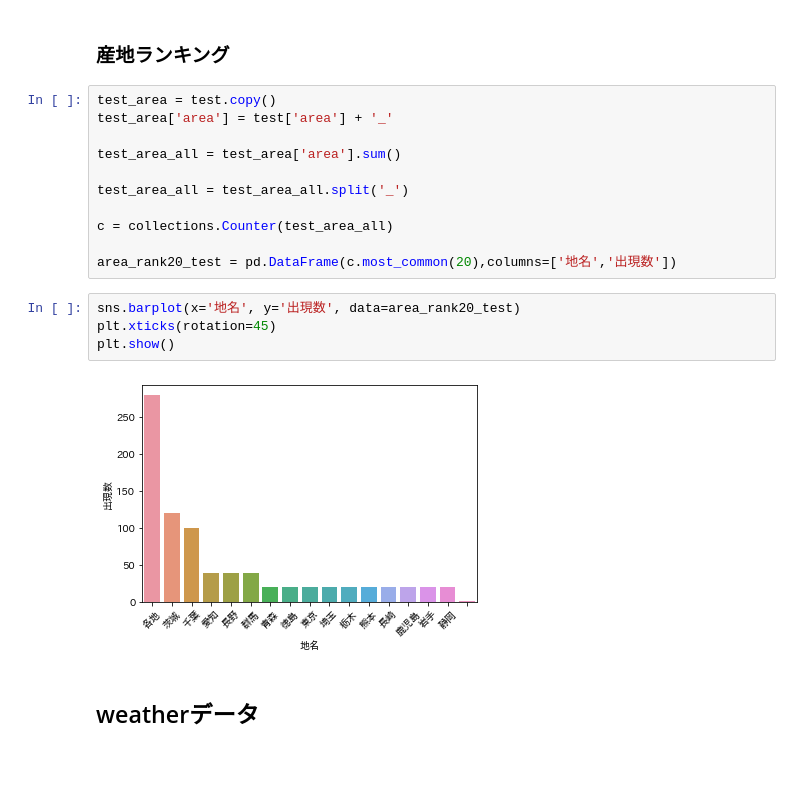
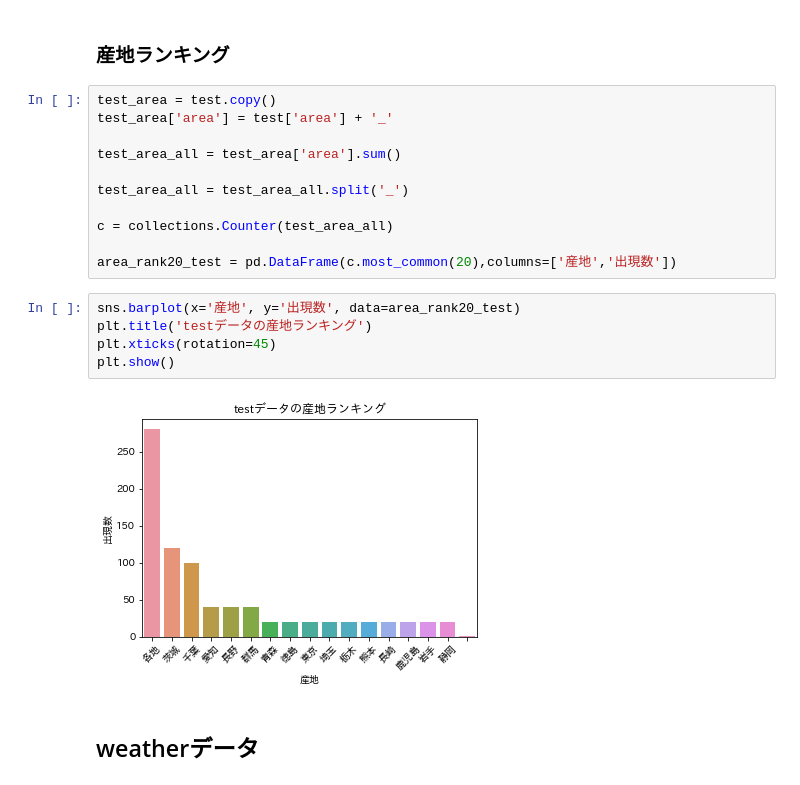
Before and after one commit to 09de156p/fresh-vegetable-price-forecasts-nishika, a Jupyter notebook: fresh_vegetable_price_forecasts.ipynb, the cells around one changed output. Drawn from its saved outputs; the diff is of its cells as text.

```diff
--- a/fresh_vegetable_price_forecasts.ipynb
+++ b/fresh_vegetable_price_forecasts.ipynb
@@ -386,13 +329,14 @@ test_area_all = test_area_all.split('_')
 
 c = collections.Counter(test_area_all)
 
-area_rank20_test = pd.DataFrame(c.most_common(20),columns=['地名','出現数'])
+area_rank20_test = pd.DataFrame(c.most_common(20),columns=['産地','出現数'])
 # %%
-sns.barplot(x='地名', y='出現数', data=area_rank20_test)
+sns.barplot(x='産地', y='出現数', data=area_rank20_test)
+plt.title('testデータの産地ランキング')
 plt.xticks(rotation=45)
 plt.show()
 # %% [output]
-[figure, old version]
+[figure, new version]
 # %% [markdown]
 ## weatherデータ
 # %%
```
Also changed, not shown: parts of 7 cells of this notebook.
